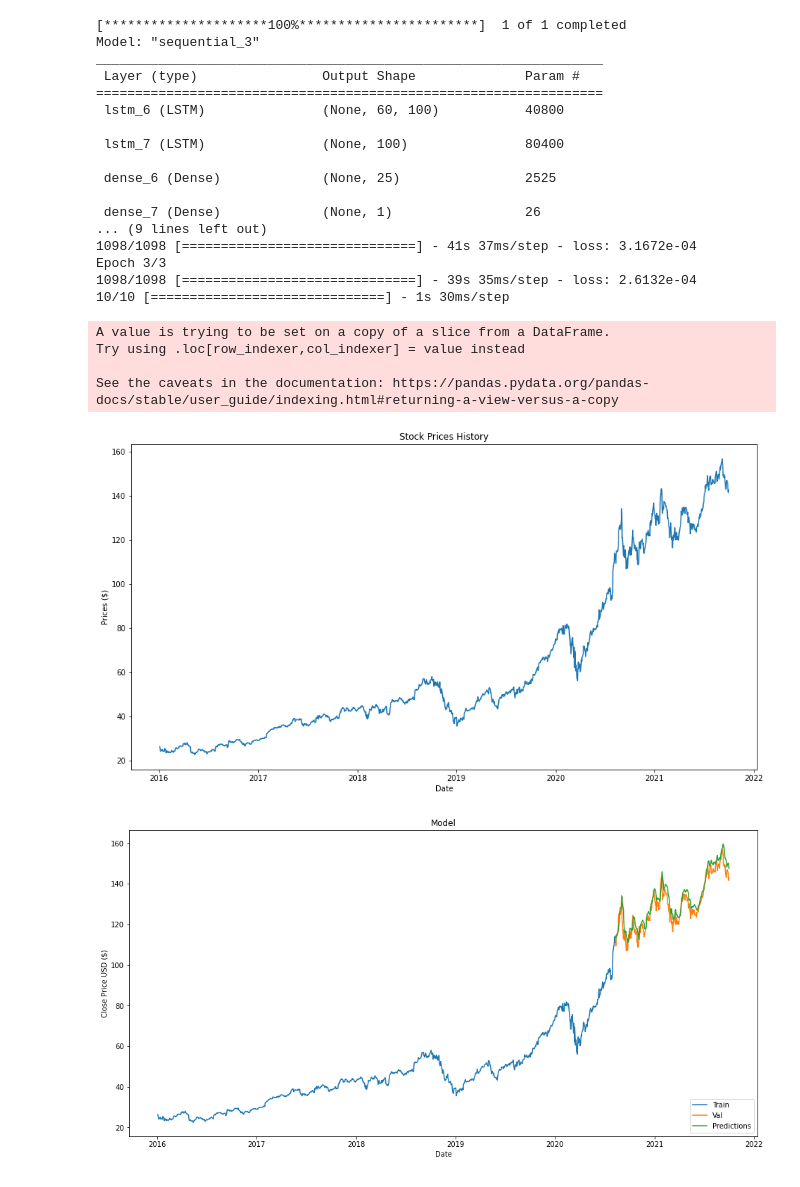
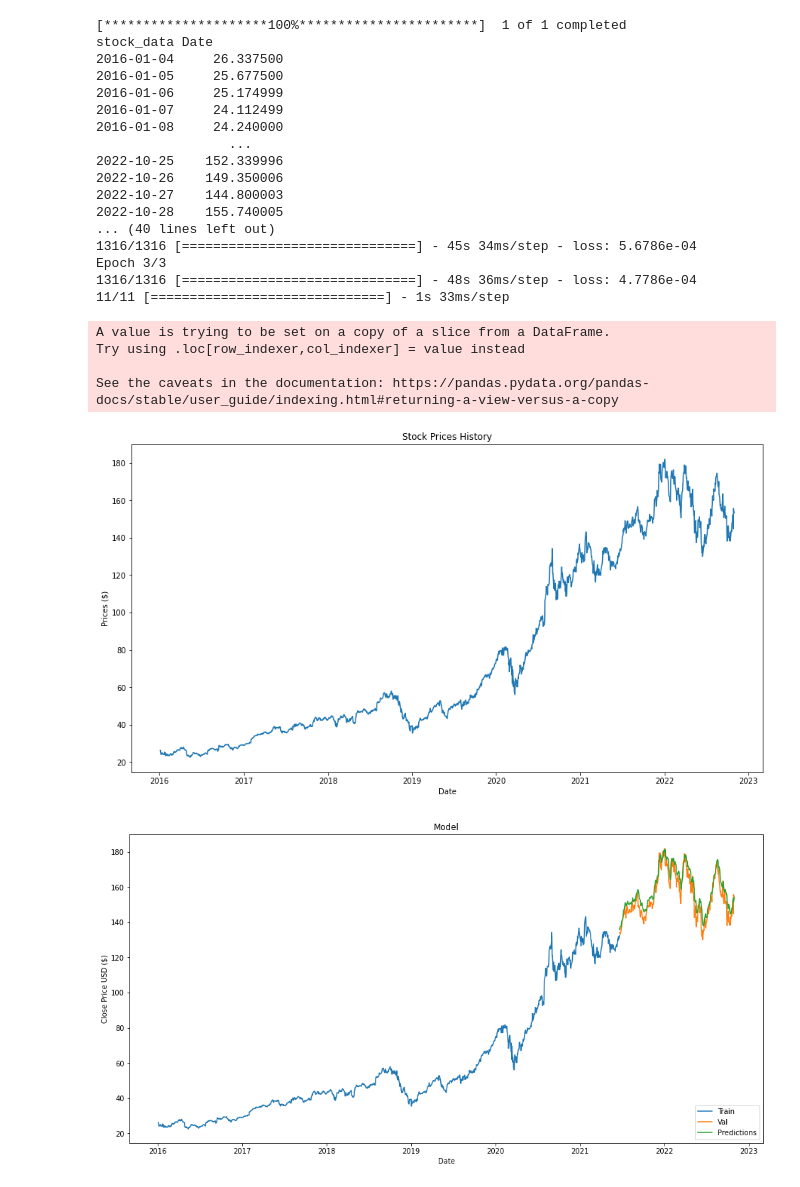
Before and after one commit to salwang323/salwang323.github.io, a Jupyter notebook: Untitled0.ipynb, the cells around one changed output. Cells and saved outputs as stored; diff of their text form; code cells hidden in the pictures.

```diff
--- a/Untitled0.ipynb
+++ b/Untitled0.ipynb
@@ -12,23 +12,28 @@ import tensorflow as tf
 from tensorflow import keras
 from tensorflow.keras import layers
 
-stock_data = yf.download('AAPL', start='2016-01-01', end='2021-10-01')
+stock_data = yf.download('AAPL', start='2016-01-01', end='2022-11-01')
 stock_data.head()
 
 plt.figure(figsize=(15, 8))
 plt.title('Stock Prices History')
+
 plt.plot(stock_data['Close'])
 plt.xlabel('Date')
 plt.ylabel('Prices ($)')
 
 close_prices = stock_data['Close']
+print("stock_data", close_prices)
 values = close_prices.values
+print("values=", values)
 training_data_len = math.ceil(len(values)* 0.8)
+print("training_data_len=", training_data_len)
 
 scaler = MinMaxScaler(feature_range=(0,1))
 scaled_data = scaler.fit_transform(values.reshape(-1,1))
-
+print("scaled_data=",scaled_data)
 train_data = scaled_data[0: training_data_len, :]
+print("train_data=",train_data)
 
 x_train = []
 y_train = []
@@ -44,6 +49,7 @@ test_data = scaled_data[training_data_len-60: , : ]
 x_test = []
 y_test = values[training_data_len:]
 
+print("test data len=",len(test_data))
 for i in range(60, len(test_data)):
   x_test.append(test_data[i-60:i, 0])
 
@@ -55,47 +61,47 @@ model.add(layers.LSTM(100, return_sequences=False))
 model.add(layers.Dense(25))
 model.add(layers.Dense(1))
 model.summary()
 
 model.compile(optimizer='adam', loss='mean_squared_error')
 model.fit(x_train, y_train, batch_size= 1, epochs=3)
 
 predictions = model.predict(x_test)
 predictions = scaler.inverse_transform(predictions)
 rmse = np.sqrt(np.mean(predictions - y_test)**2)
 rmse
 data = stock_data.filter(['Close'])
 train = data[:training_data_len]
 validation = data[training_data_len:]
 validation['Predictions'] = predictions
 plt.figure(figsize=(16,8))
 plt.title('Model')
 plt.xlabel('Date')
 plt.ylabel('Close Price USD ($)')
 plt.plot(train)
 plt.plot(validation[['Close', 'Predictions']])
 plt.legend(['Train', 'Val', 'Predictions'], loc='lower right')
 plt.show()
 # %% [output]
 [*********************100%***********************]  1 of 1 completed
-Model: "sequential_3"
-_________________________________________________________________
- Layer (type)                Output Shape              Param #
-=================================================================
- lstm_6 (LSTM)               (None, 60, 100)           40800
-
- lstm_7 (LSTM)               (None, 100)               80400
-
- dense_6 (Dense)             (None, 25)                2525
-
- dense_7 (Dense)             (None, 1)                 26
-... (9 lines left out)
-1098/1098 [==============================] - 41s 37ms/step - loss: 3.1672e-04
+stock_data Date
+2016-01-04     26.337500
+2016-01-05     25.677500
+2016-01-06     25.174999
+2016-01-07     24.112499
+2016-01-08     24.240000
+                 ...
+2022-10-25    152.339996
+2022-10-26    149.350006
+2022-10-27    144.800003
+2022-10-28    155.740005
+... (40 lines left out)
+1316/1316 [==============================] - 45s 34ms/step - loss: 5.6786e-04
 Epoch 3/3
-1098/1098 [==============================] - 39s 35ms/step - loss: 2.6132e-04
-10/10 [==============================] - 1s 30ms/step
+1316/1316 [==============================] - 48s 36ms/step - loss: 4.7786e-04
+11/11 [==============================] - 1s 33ms/step
 A value is trying to be set on a copy of a slice from a DataFrame.
 Try using .loc[row_indexer,col_indexer] = value instead
 
 See the caveats in the documentation: https://pandas.pydata.org/pandas-docs/stable/user_guide/indexing.html#returning-a-view-versus-a-copy
-[figure, old version]
+[figure, new version]
-[figure, old version]
+[figure, new version]
```
